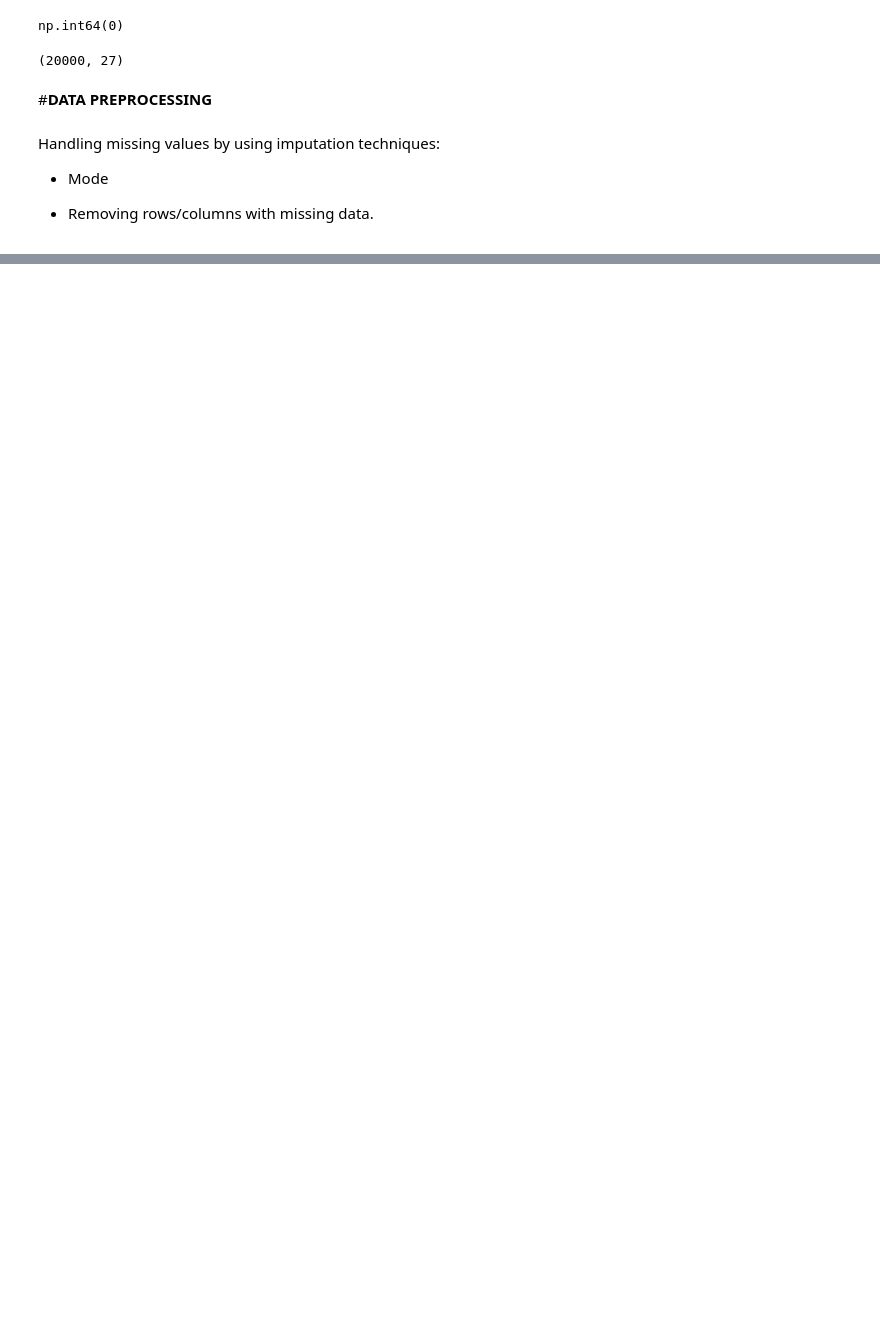
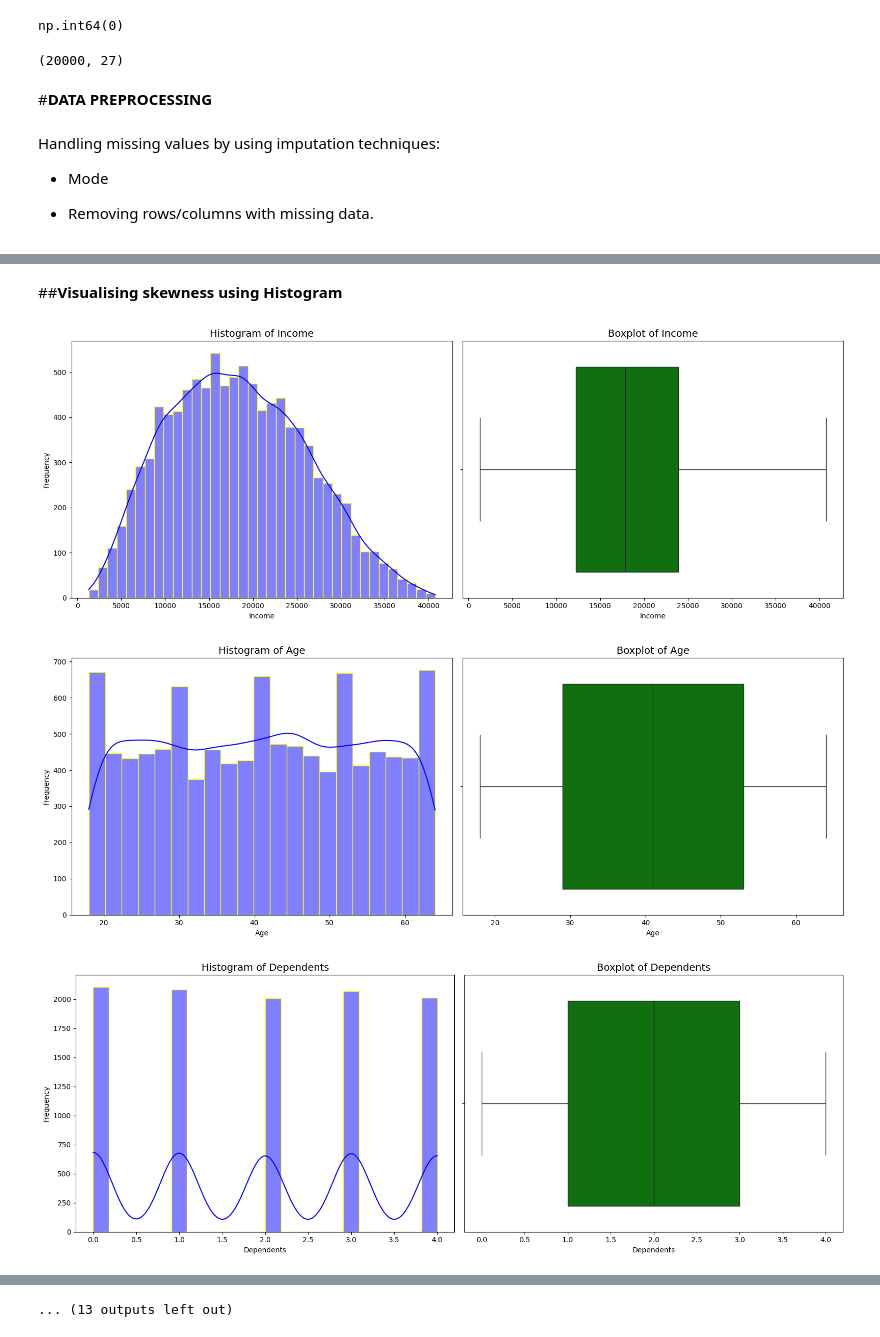
Before and after one commit to Sajuranjith/Indian-Personal-Finance-and-Spending-Habits, a Jupyter notebook: Indian_Personal_Finance_and_Spending_Habits.ipynb, the cells around one changed output, grey strips where cells are left out. Drawn from its saved outputs; the diff is of its cells as text; code cells hidden in the pictures; blank space fills up the shorter version.

```diff
--- a/Indian_Personal_Finance_and_Spending_Habits.ipynb
+++ b/Indian_Personal_Finance_and_Spending_Habits.ipynb
@@ -187,0 +420,10 @@ df.drop(columns=['2020 Census Tract','Vehicle Location','Base MSRP','DOL Vehicle
+# %%
+# Select only numerical columns
+numerical_cols = df.select_dtypes(include=['int64', 'float64'])
+
+# Calculate and display skewness
+skewness = numerical_cols.skew()
+
+# Print skewness in descending order for better understanding
+print("📊 Skewness of numerical columns (high to low):")
+print(skewness.sort_values(ascending=False))
@@ -187,0 +448,3 @@ df.drop(columns=['2020 Census Tract','Vehicle Location','Base MSRP','DOL Vehicle
+# %%
+# Convert a specific column to integer
+df['Income'] = df['Income'].astype(int)
@@ -187,0 +471,26 @@ df.drop(columns=['2020 Census Tract','Vehicle Location','Base MSRP','DOL Vehicle
+# %% [markdown]
+##**Visualising skewness using Histogram**
+# %%
+# Loop through numerical columns and make larger plots
+for column in numerical_cols:
+    plt.figure(figsize=(16, 6))  # 🔺 Increase figure size here
+
+    # Histogram (larger and clearer)
+    plt.subplot(1, 2, 1)
+    sns.histplot(df[column], kde=True, color='blue',edgecolor='yellow')
+    plt.title(f'Histogram of {column}', fontsize=14)
+    plt.xlabel(column)
+    plt.ylabel('Frequency')
+
+    # Boxplot
+    plt.subplot(1, 2, 2)
+    sns.boxplot(x=df[column], color='green',)
+    plt.title(f'Boxplot of {column}', fontsize=14)
+    plt.xlabel(column)
+
+    plt.tight_layout()
+    plt.show()
+# %% [output]
+[figure, added]
+[figure, added]
+[figure, added]
@@ -187,0 +506 @@ df.drop(columns=['2020 Census Tract','Vehicle Location','Base MSRP','DOL Vehicle
+... (13 outputs left out)
```
Also changed, not shown: parts of 25 cells of this notebook.
